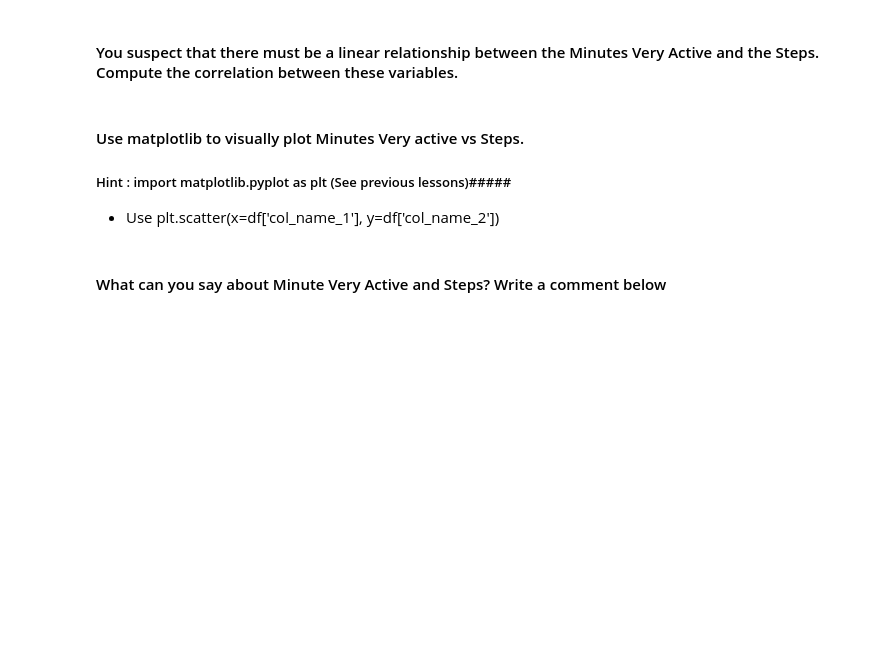
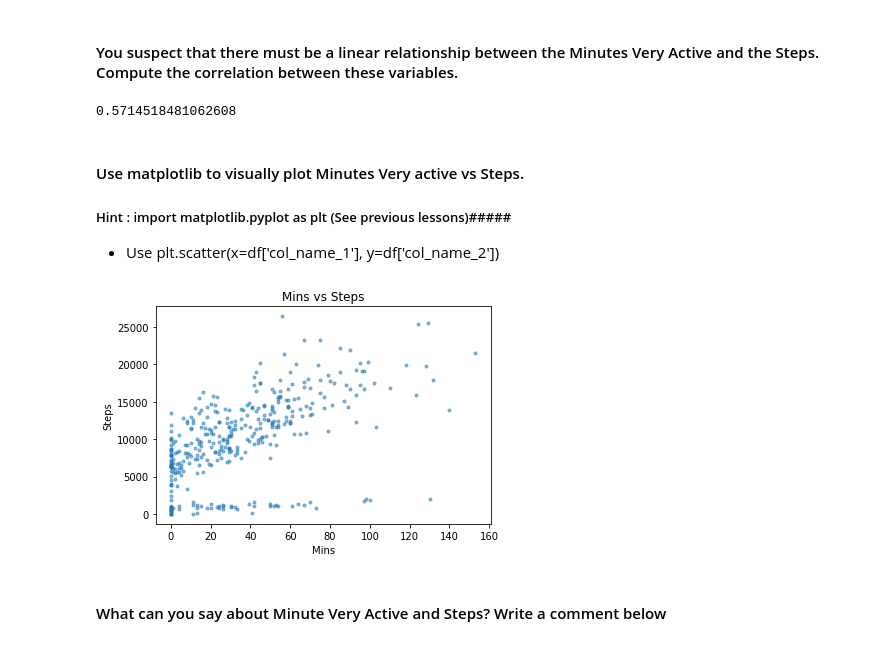
Before and after one commit to ta-datapt-bcn/lab-pivot-table-and-correlation, a Jupyter notebook: your_code/main.ipynb, the cells around one changed output. Drawn from its saved outputs; the diff is of its cells as text; code cells hidden in the pictures; blank space fills up the shorter version.

```diff
--- a/your_code/main.ipynb
+++ b/your_code/main.ipynb
@@ -70,3 +184,5 @@
 #### Open the ` Fitbit.csv` file and name your dataset `fitbit`
 # %%
 # your answer here
+fitbit = pd.read_csv('Fitbit.csv')
+fitbit.head()
@@ -81,6 +236,9 @@
 #### You suspect that there must be a linear relationship between the Minutes Very Active and the Steps. Compute the correlation between these variables.
 # %%
 # your answer here
+fitbit['Minutes Very Active'].corr(fitbit['Steps'])
+# %% [output]
+0.5714518481062608
 # %% [markdown]
 #### Use matplotlib to visually plot Minutes Very active vs Steps.
 
@@ -91,2 +247,15 @@
+# %%
+# your answer here
+plt.scatter(x= fitbit['Minutes Very Active'],
+            y=fitbit['Steps'],
+            s=np.pi*3,
+            alpha=0.5)
+plt.title('Mins vs Steps')
+plt.xlabel('Mins')
+plt.ylabel('Steps')
+plt.show()
+#es necesario que plt.show() este dentro de la misma celda en la que generas el plot
+# %% [output]
+[figure, added]
 # %% [markdown]
 #### What can you say about Minute Very Active and Steps? Write a comment below
```
Also changed, not shown: parts of 46 cells of this notebook, 1 other file.
